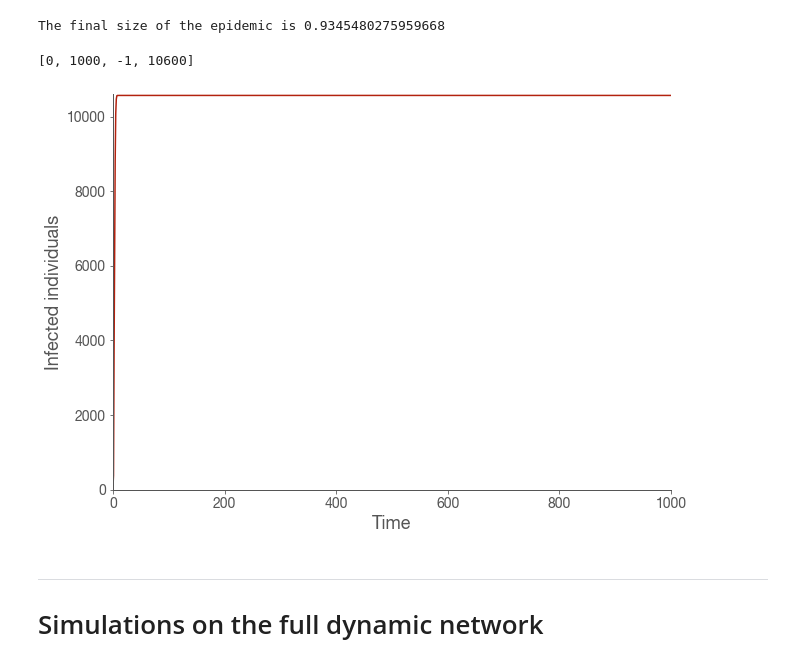
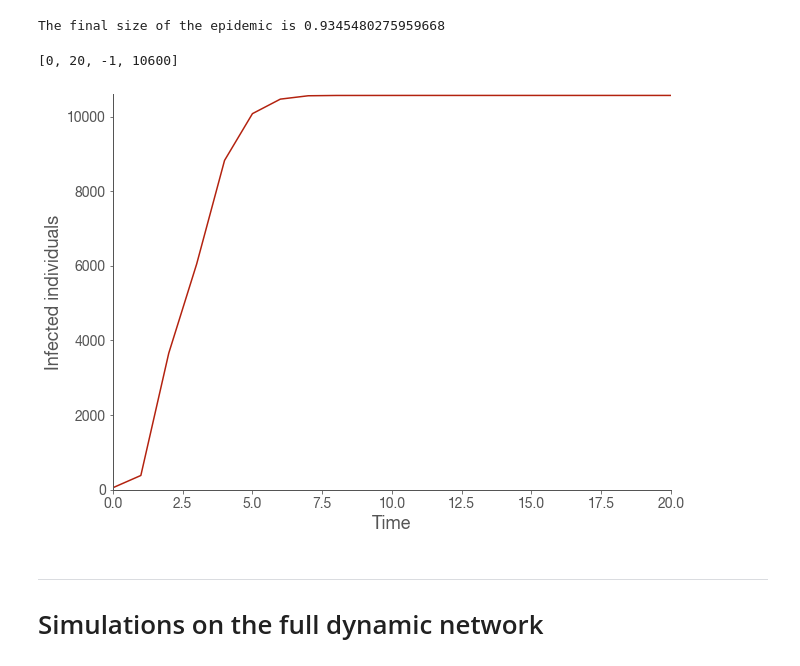
Before and after one commit to micheletizzoni/Complexity-in-social-systems, a Jupyter notebook: 3-epidemic-spreading/nb08_temporal_networks.ipynb, the cells around one changed output. Saved outputs shown, nothing was run; the diff lists cells and outputs as text; code cells hidden in the pictures.

```diff
--- a/3-epidemic-spreading/nb08_temporal_networks.ipynb
+++ b/3-epidemic-spreading/nb08_temporal_networks.ipynb
@@ -150,14 +152,14 @@ The final size of the epidemic is 0.9345480275959668
 # %%
 plt.figure(figsize=(10,7))
 plt.xlabel('Time', fontsize=18)
 plt.ylabel('Infected individuals', fontsize=18)
 plt.xticks(fontsize=14)
 plt.yticks(fontsize=14)
 plt.plot(range(0,len(Itime_agg)),Itime_agg)
-plt.axis([0,1000,-1,10600])
+plt.axis([0,20,-1,10600])
 # %% [output]
-[0, 1000, -1, 10600]
+[0, 20, -1, 10600]
-[figure, old version]
+[figure, new version]
 # %% [markdown]
 ---
 # Simulations on the full dynamic network
```
Also changed, not shown: parts of 3 cells of this notebook, 2 other files.
